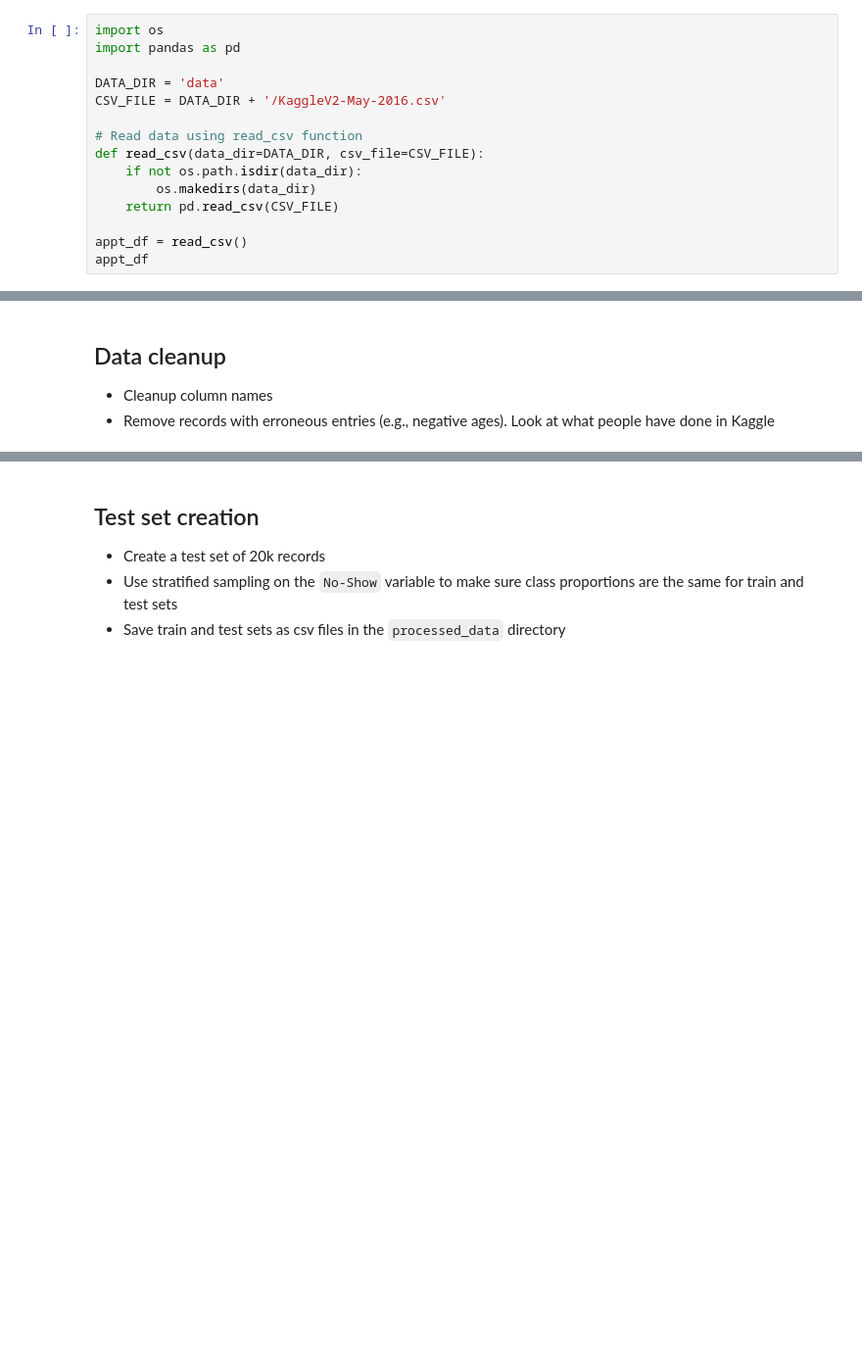
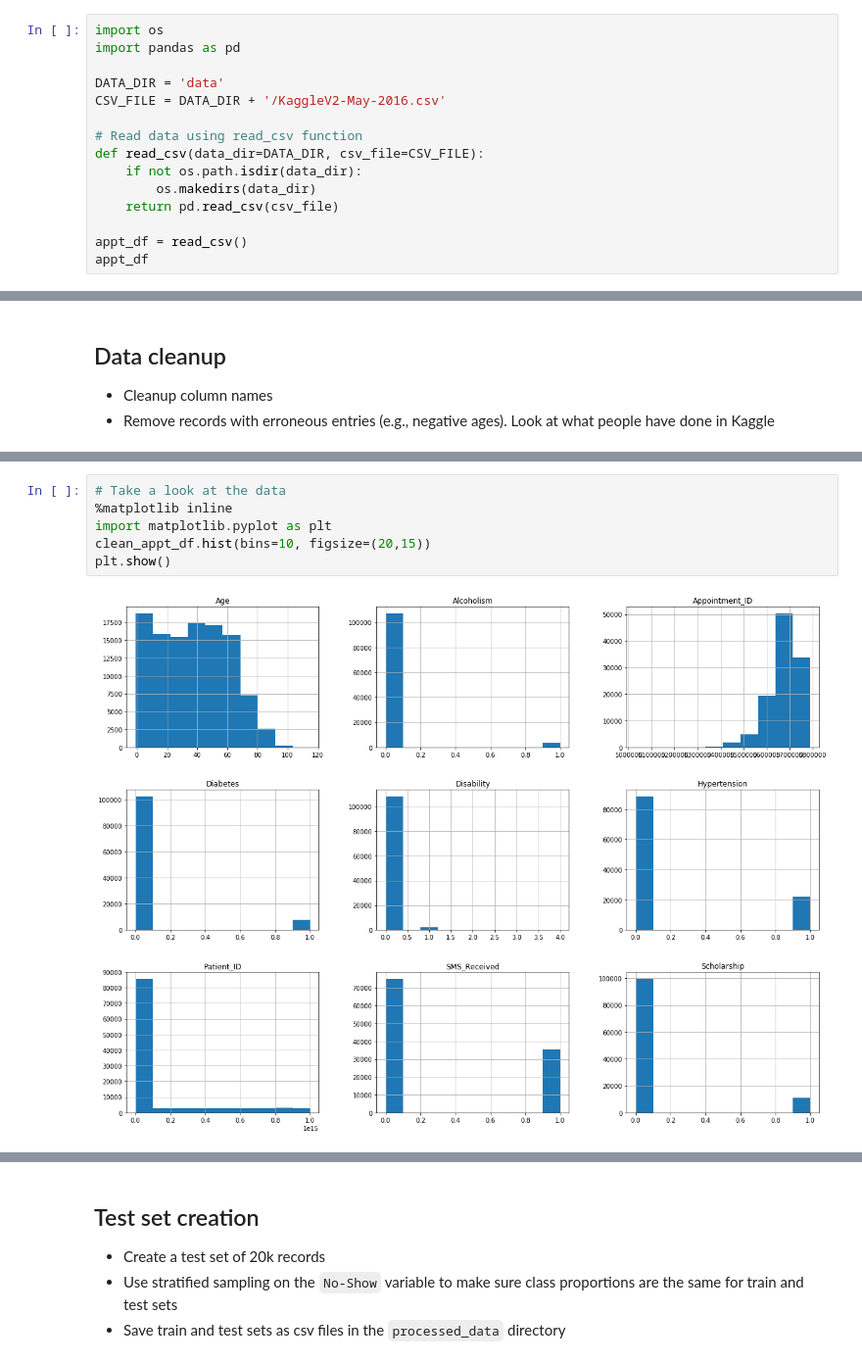
Before and after one commit to jyelle/mldm_project2, a Jupyter notebook: Project2.ipynb, the cells around one changed output, grey strips where cells are left out. Shown at 98% size. Cells and saved outputs as stored; diff of their text form; blank space fills up the shorter version.

```diff
--- a/Project2.ipynb
+++ b/Project2.ipynb
@@ -13,7 +13,7 @@ CSV_FILE = DATA_DIR + '/KaggleV2-May-2016.csv'
 def read_csv(data_dir=DATA_DIR, csv_file=CSV_FILE):
     if not os.path.isdir(data_dir):
         os.makedirs(data_dir)
-    return pd.read_csv(CSV_FILE)
+    return pd.read_csv(csv_file)
 
 appt_df = read_csv()
 appt_df
@@ -44 +76,9 @@ appt_df
+# %%
+# Take a look at the data
+%matplotlib inline
+import matplotlib.pyplot as plt
+clean_appt_df.hist(bins=10, figsize=(20,15))
+plt.show()
+# %% [output]
+[figure, added]
 # %%
```
Also changed, not shown: parts of 9 cells of this notebook.
